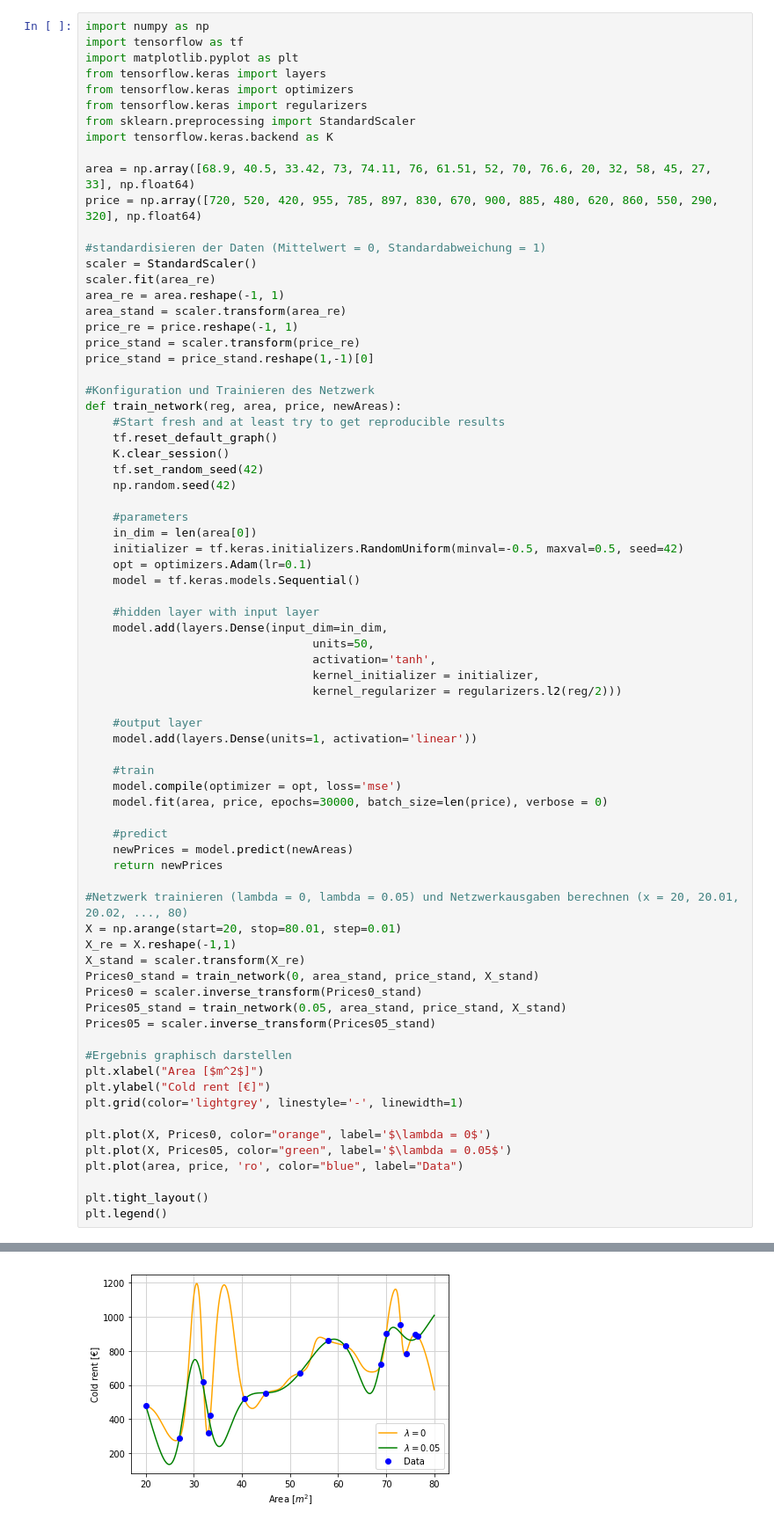
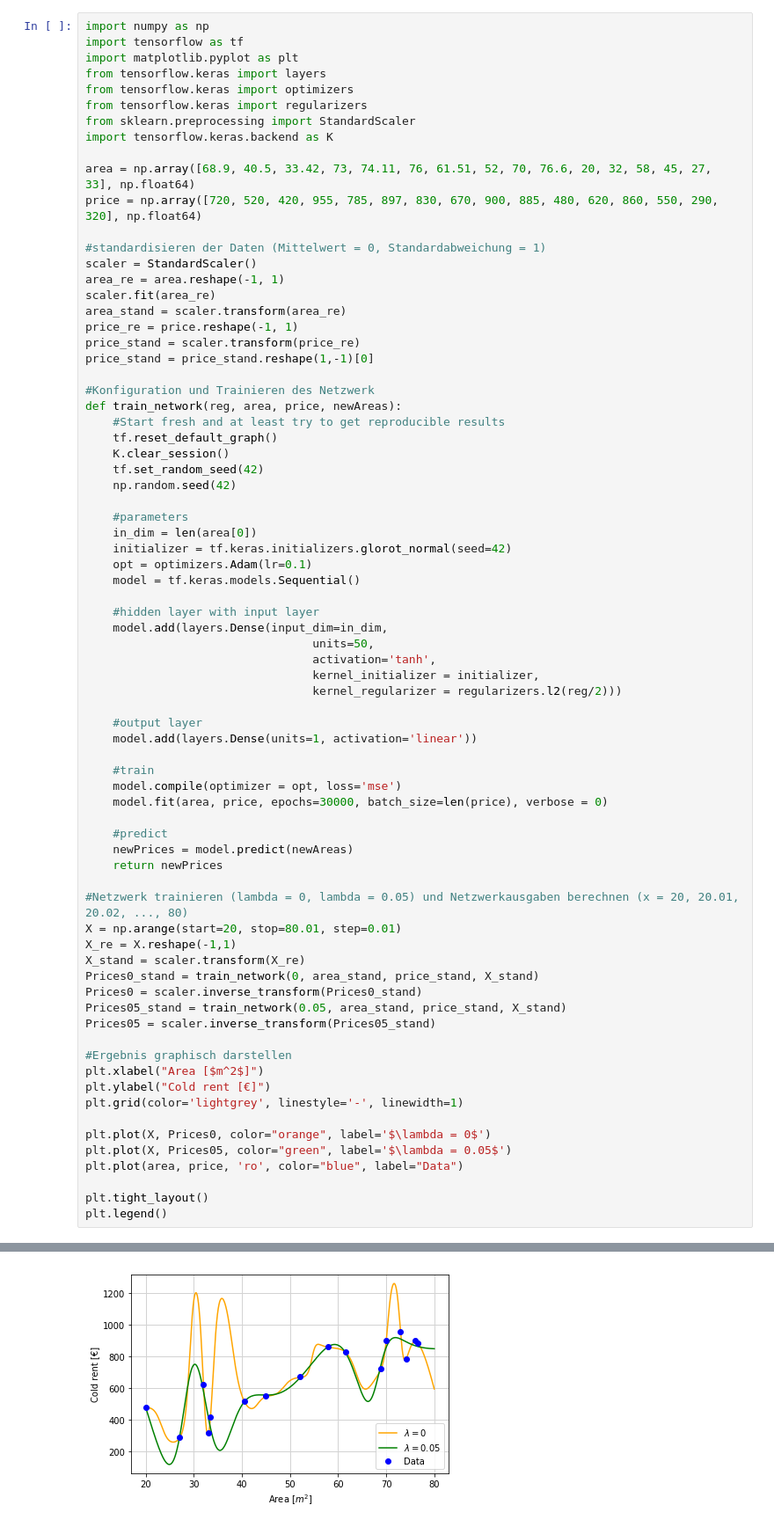
Before and after one commit to Marco5de/ENI, a Jupyter notebook: Blatt09/Blatt09.ipynb, the cells around one changed output, grey strips where cells are left out. Shown: that part at 88% size. Saved outputs shown, nothing was run; the diff lists cells and outputs as text.

```diff
--- a/Blatt09/Blatt09.ipynb
+++ b/Blatt09/Blatt09.ipynb
@@ -69,8 +69,8 @@ price = np.array([720, 520, 420, 955, 785, 897, 830, 670, 900, 885, 480, 620, 86
 
 #standardisieren der Daten (Mittelwert = 0, Standardabweichung = 1)
 scaler = StandardScaler()
+area_re = area.reshape(-1, 1)
 scaler.fit(area_re)
-area_re = area.reshape(-1, 1)
 area_stand = scaler.transform(area_re)
 price_re = price.reshape(-1, 1)
 price_stand = scaler.transform(price_re)
@@ -86,7 +86,7 @@ def train_network(reg, area, price, newAreas):
 
     #parameters
     in_dim = len(area[0])
-    initializer = tf.keras.initializers.RandomUniform(minval=-0.5, maxval=0.5, seed=42)
+    initializer = tf.keras.initializers.glorot_normal(seed=42)
     opt = optimizers.Adam(lr=0.1)
     model = tf.keras.models.Sequential()
 
@@ -103,31 +103,31 @@ def train_network(reg, area, price, newAreas):
     #train
     model.compile(optimizer = opt, loss='mse')
     model.fit(area, price, epochs=30000, batch_size=len(price), verbose = 0)
 
     #predict
     newPrices = model.predict(newAreas)
     return newPrices
 
 #Netzwerk trainieren (lambda = 0, lambda = 0.05) und Netzwerkausgaben berechnen (x = 20, 20.01, 20.02, ..., 80)
 X = np.arange(start=20, stop=80.01, step=0.01)
 X_re = X.reshape(-1,1)
 X_stand = scaler.transform(X_re)
 Prices0_stand = train_network(0, area_stand, price_stand, X_stand)
 Prices0 = scaler.inverse_transform(Prices0_stand)
 Prices05_stand = train_network(0.05, area_stand, price_stand, X_stand)
 Prices05 = scaler.inverse_transform(Prices05_stand)
 
 #Ergebnis graphisch darstellen
 plt.xlabel("Area [$m^2$]")
 plt.ylabel("Cold rent [€]")
 plt.grid(color='lightgrey', linestyle='-', linewidth=1)
 
 plt.plot(X, Prices0, color="orange", label='$\lambda = 0$')
 plt.plot(X, Prices05, color="green", label='$\lambda = 0.05$')
 plt.plot(area, price, 'ro', color="blue", label="Data")
 
 plt.tight_layout()
 plt.legend()
 # %% [output]
 <matplotlib.legend.Legend at 0x...>
-[figure, old version]
+[figure, new version]
```
